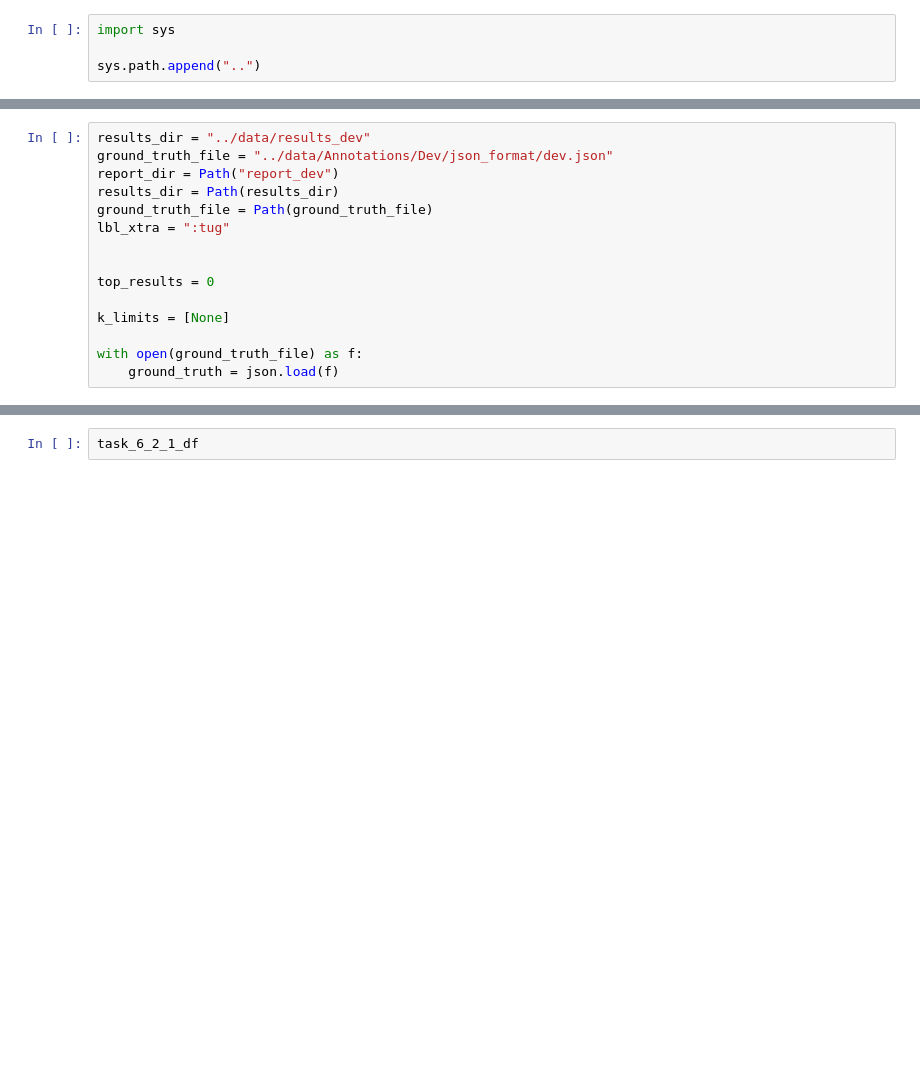
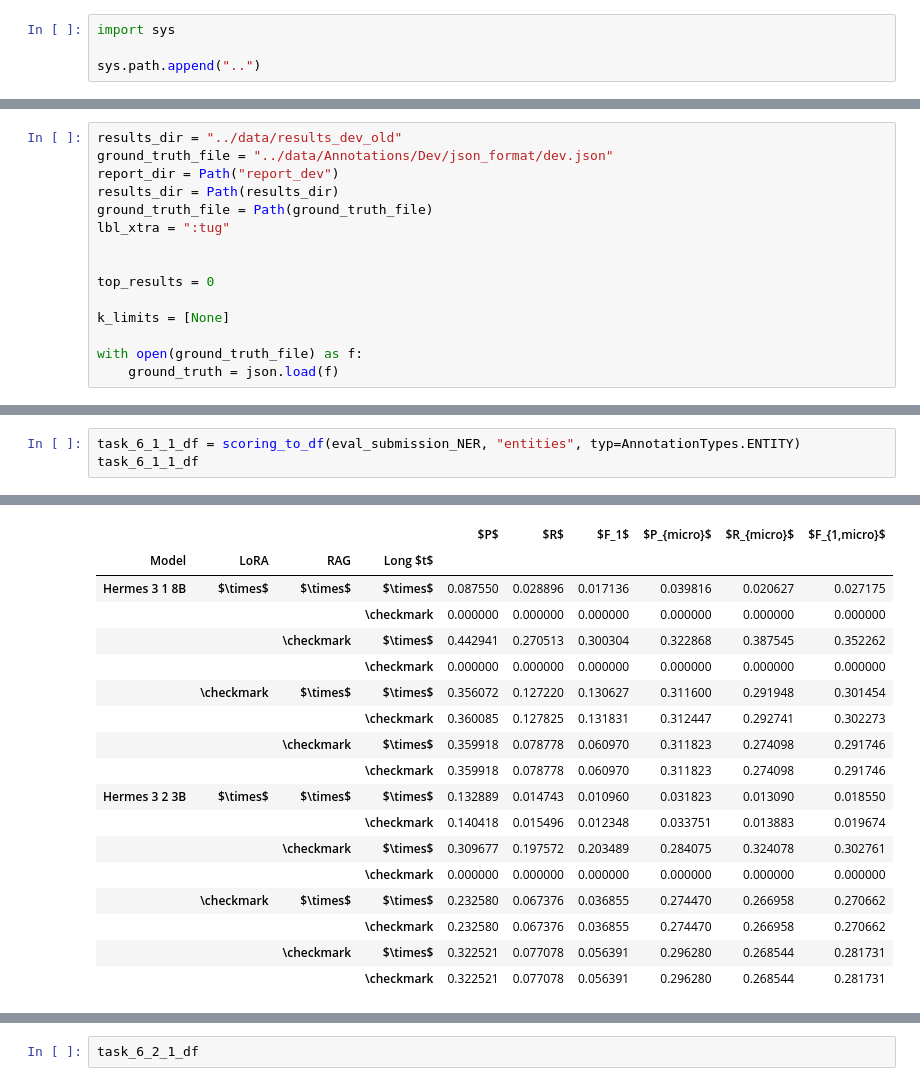
Before and after one commit to Dakantz/CHASTE, a Jupyter notebook: submission/evaluation.ipynb, the cells around one changed output, grey strips where cells are left out. Saved outputs shown, nothing was run; the diff lists cells and outputs as text; blank space fills up the shorter version.

Commit message:
add naive eval

```diff
--- a/submission/evaluation.ipynb
+++ b/submission/evaluation.ipynb
@@ -28,5 +23,5 @@ RuntimeError: Failed to load shared library '/nfsd/gracedata2/kantz/CLEANR/.venv
 # %%
-results_dir = "../data/results_dev"
+results_dir = "../data/results_dev_old"
 ground_truth_file = "../data/Annotations/Dev/json_format/dev.json"
 report_dir = Path("report_dev")
 results_dir = Path(results_dir)
@@ -190,0 +214,4 @@ Further mode: True
+# %%
+task_6_1_1_df = scoring_to_df(eval_submission_NER, "entities", typ=AnnotationTypes.ENTITY)
+task_6_1_1_df
+# %% [output]
@@ -191,3 +235,21 @@ Further mode: True
+|  |  |  |  | $P$ | $R$ | $F_1$ | $P_{micro}$ | $R_{micro}$ | $F_{1,micro}$ |
+| Model | LoRA | RAG | Long $t$ |  |  |  |  |  |  |
+| Hermes 3 1 8B | $\times$ | $\times$ | $\times$ | 0.087550 | 0.028896 | 0.017136 | 0.039816 | 0.020627 | 0.027175 |
+|  |  |  | \checkmark | 0.000000 | 0.000000 | 0.000000 | 0.000000 | 0.000000 | 0.000000 |
+|  |  | \checkmark | $\times$ | 0.442941 | 0.270513 | 0.300304 | 0.322868 | 0.387545 | 0.352262 |
+|  |  |  | \checkmark | 0.000000 | 0.000000 | 0.000000 | 0.000000 | 0.000000 | 0.000000 |
+|  | \checkmark | $\times$ | $\times$ | 0.356072 | 0.127220 | 0.130627 | 0.311600 | 0.291948 | 0.301454 |
+|  |  |  | \checkmark | 0.360085 | 0.127825 | 0.131831 | 0.312447 | 0.292741 | 0.302273 |
+|  |  | \checkmark | $\times$ | 0.359918 | 0.078778 | 0.060970 | 0.311823 | 0.274098 | 0.291746 |
+|  |  |  | \checkmark | 0.359918 | 0.078778 | 0.060970 | 0.311823 | 0.274098 | 0.291746 |
+| Hermes 3 2 3B | $\times$ | $\times$ | $\times$ | 0.132889 | 0.014743 | 0.010960 | 0.031823 | 0.013090 | 0.018550 |
+|  |  |  | \checkmark | 0.140418 | 0.015496 | 0.012348 | 0.033751 | 0.013883 | 0.019674 |
+|  |  | \checkmark | $\times$ | 0.309677 | 0.197572 | 0.203489 | 0.284075 | 0.324078 | 0.302761 |
+|  |  |  | \checkmark | 0.000000 | 0.000000 | 0.000000 | 0.000000 | 0.000000 | 0.000000 |
+|  | \checkmark | $\times$ | $\times$ | 0.232580 | 0.067376 | 0.036855 | 0.274470 | 0.266958 | 0.270662 |
+|  |  |  | \checkmark | 0.232580 | 0.067376 | 0.036855 | 0.274470 | 0.266958 | 0.270662 |
+|  |  | \checkmark | $\times$ | 0.322521 | 0.077078 | 0.056391 | 0.296280 | 0.268544 | 0.281731 |
+|  |  |  | \checkmark | 0.322521 | 0.077078 | 0.056391 | 0.296280 | 0.268544 | 0.281731 |
 # %%
 task_6_1_1_df[top_results:].style.highlight_max(axis=0, props="textbf:--rwrap;").format(precision=2).to_latex(
     report_dir / "task_6_1_1.tex",
```
Also changed, not shown: parts of 5 cells of this notebook, 8 other files.
